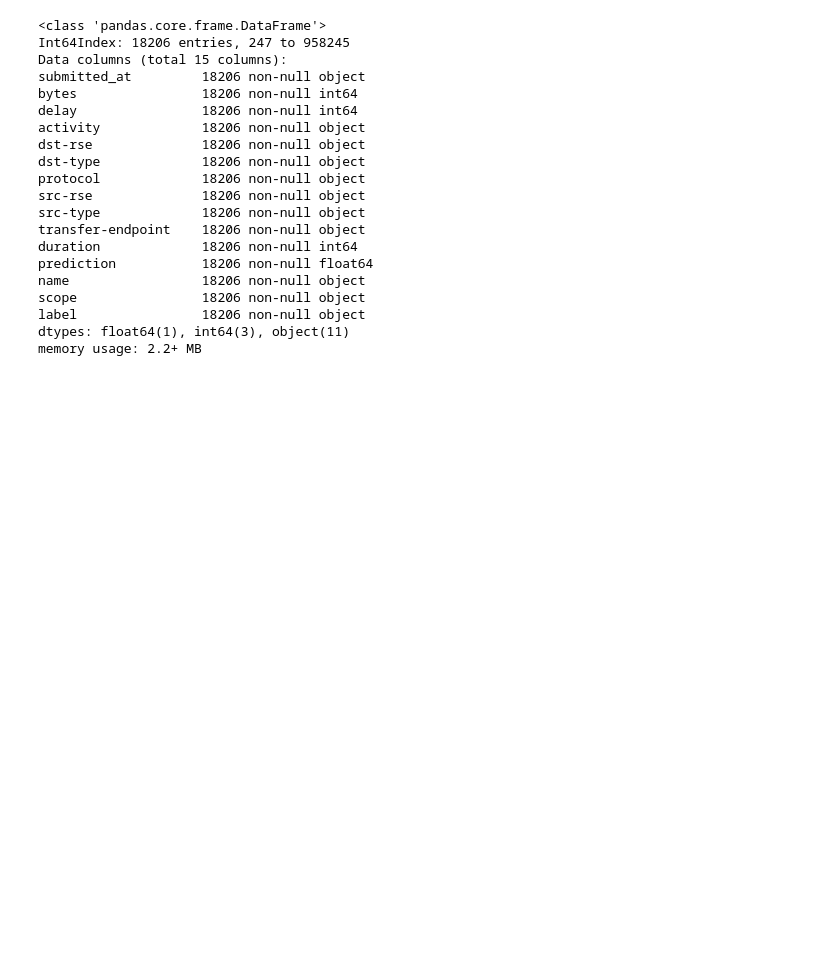
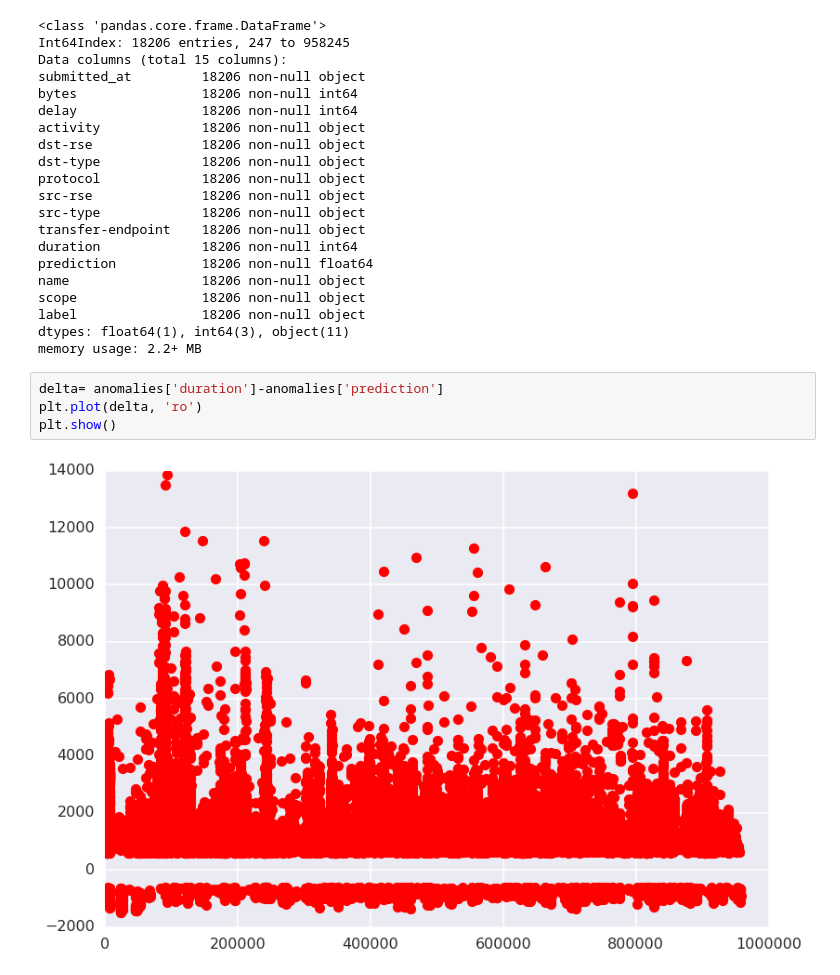
Before and after one commit to vyomshm/DeepAnomaly, a Jupyter notebook: anomaly_analysis.ipynb, the cells around one changed output. Saved outputs shown, nothing was run; the diff lists cells and outputs as text; blank space fills up the shorter version.

```diff
--- a/anomaly_analysis.ipynb
+++ b/anomaly_analysis.ipynb
@@ -206,6 +218,12 @@ scope                18206 non-null object
 label                18206 non-null object
 dtypes: float64(1), int64(3), object(11)
 memory usage: 2.2+ MB
+# %%
+delta= anomalies['duration']-anomalies['prediction']
+plt.plot(delta, 'ro')
+plt.show()
+# %% [output]
+[figure, added]
 # %%
 size_gb=anomalies['bytes']/1073741824
 # print(size_gb.value_counts())
```
Also changed, not shown: parts of 21 cells of this notebook, 36 other files.
